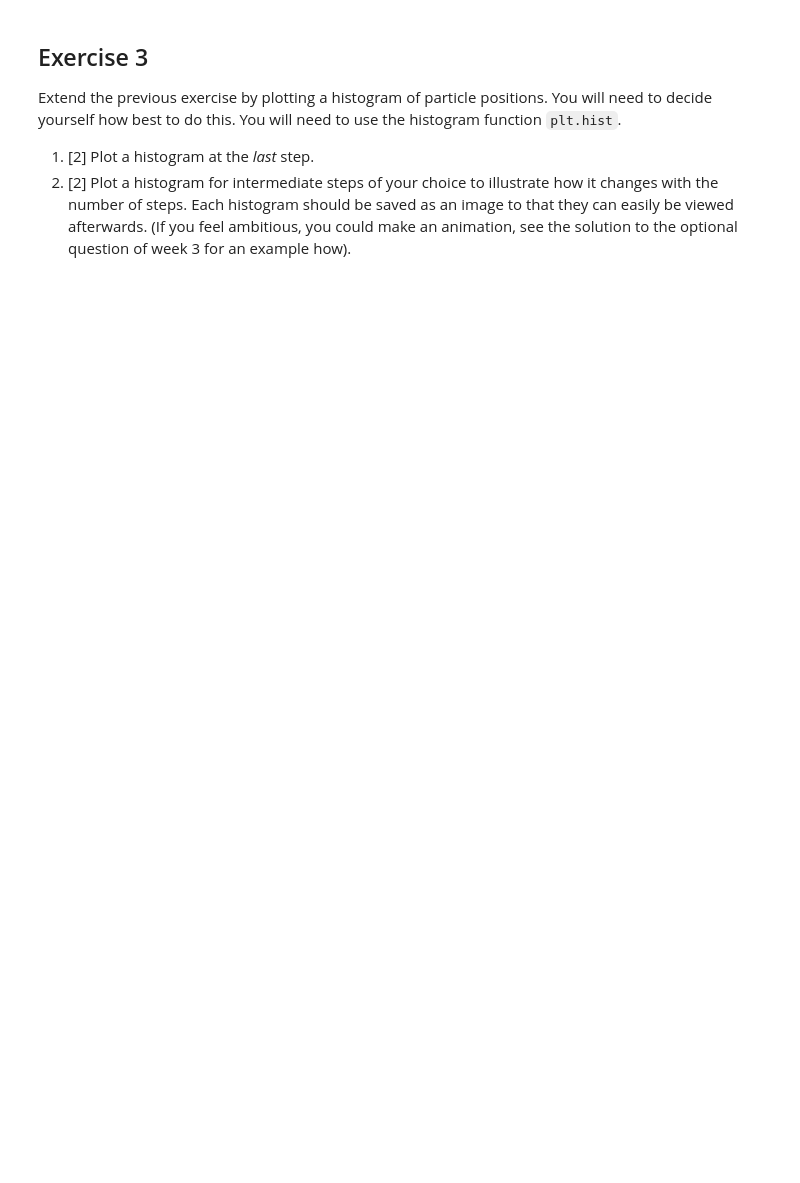
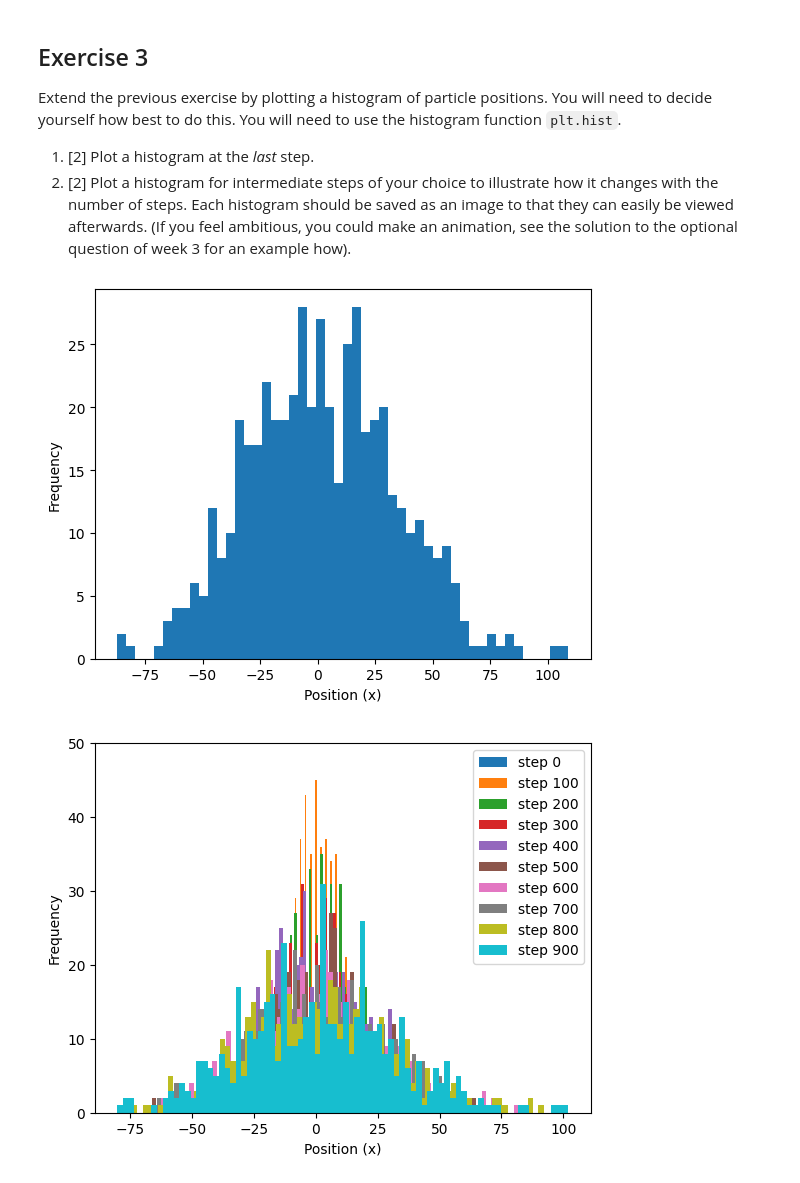
Before and after one commit to PX2145-2025/week-7-b-Whittle-Keenan, a Jupyter notebook: Random_walk.ipynb, the cells around one changed output. Saved outputs shown, nothing was run; the diff lists cells and outputs as text; code cells hidden in the pictures; blank space fills up the shorter version.

```diff
--- a/Random_walk.ipynb
+++ b/Random_walk.ipynb
@@ -158,3 +160,23 @@ Extend the previous exercise by plotting a histogram of particle positions. You
 
  1. [2] Plot a histogram at the _last_ step.
  2. [2] Plot a histogram for intermediate steps of your choice to illustrate how it changes with the number of steps. Each histogram should be saved as an image to that they can easily be viewed afterwards. (If you feel ambitious, you could make an animation, see the solution to the optional question of week 3 for an example how).
+# %%
+# Plotting a histogram of the particle positions at the last step
+last_step = particles[-1]
+plt.hist(last_step, bins=50)
+plt.xlabel('Position (x)')
+plt.ylabel('Frequency')
+plt.show()
+
+# Plotting a histogram for different steps during the walk
+for step in range(0, 1000, 100):
+  plt.hist(particles[step], bins=80, label=f'step {step}')
+plt.xlabel('Position (x)')
+plt.ylabel('Frequency')
+plt.ylim(0,50)
+plt.legend()
+plt.show()
+# As steps increase theres a wider range of positions as particles have possibly taken more steps away from 0
+# %% [output]
+[figure, added]
+[figure, added]
```
Also changed, not shown: parts of 1 cell of this notebook.
